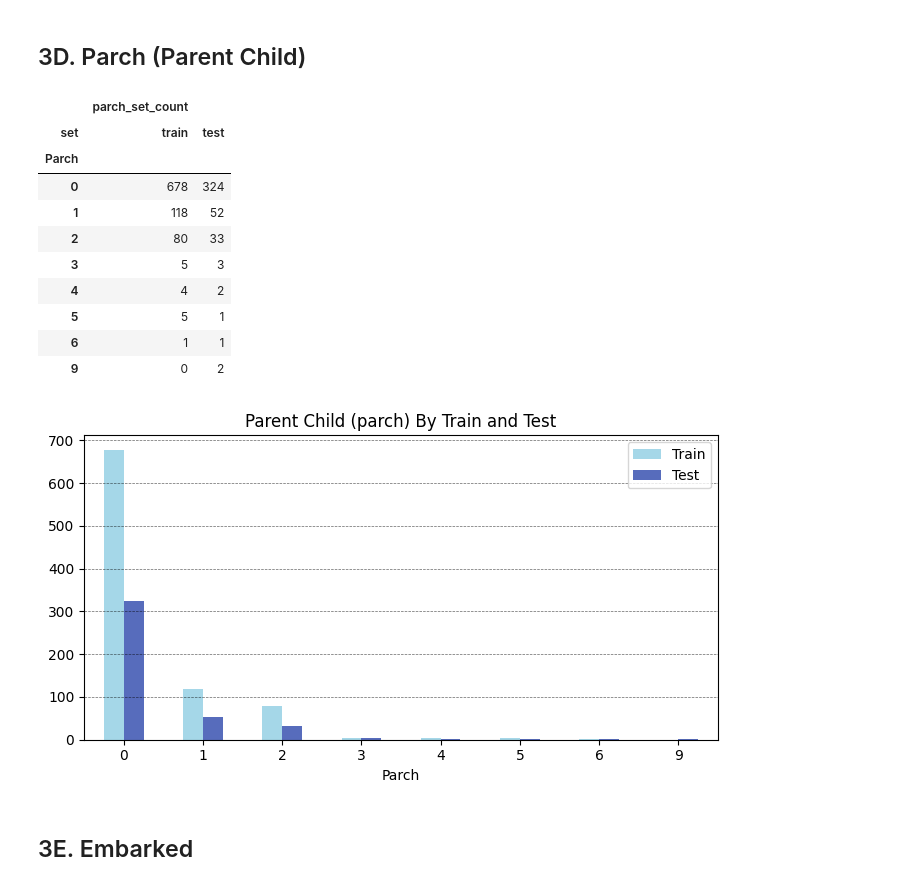
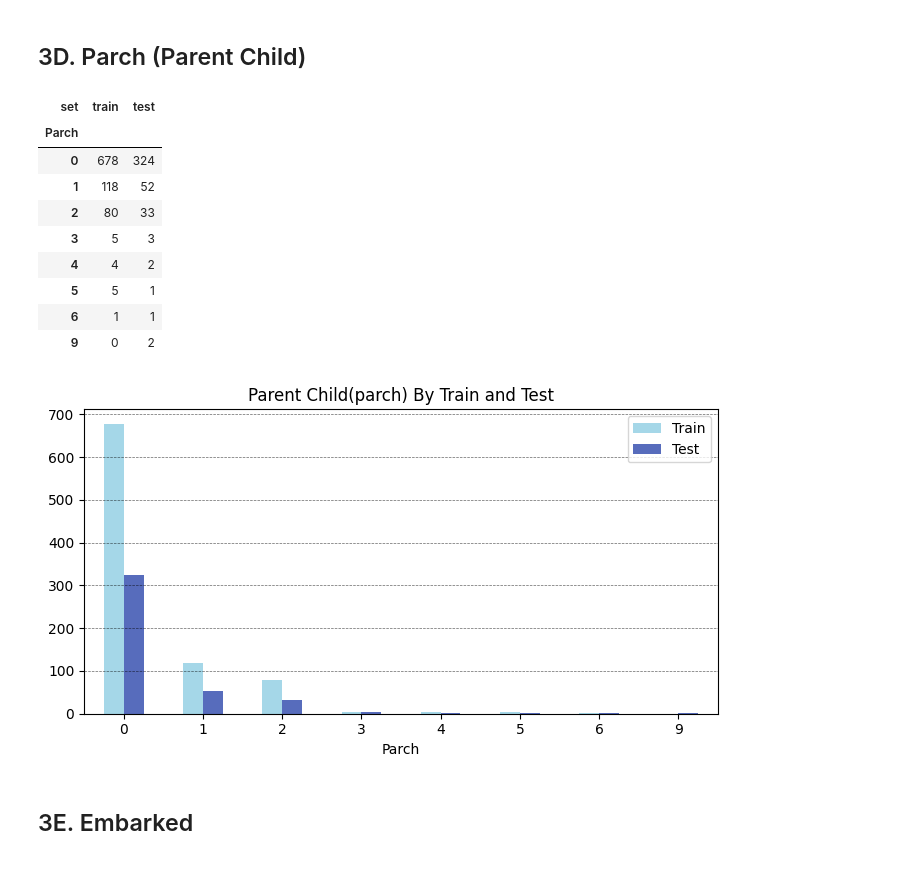
Before and after one commit to powernusa/titanic-eda, a Jupyter notebook: titanic_eda.ipynb, the cells around one changed output. Drawn from its saved outputs; the diff is of its cells as text; code cells hidden in the pictures.

Commit message:
refactor: 3D. Parch using crosstab

```diff
--- a/titanic_eda.ipynb
+++ b/titanic_eda.ipynb
@@ -157,50 +157,31 @@ df_crosstab
 [figure]
 # %% [markdown]
 ## 3D. Parch (Parent Child)
-# %%
-df_parch_set = all_df[["Parch","set"]]
-#display(df_parch_set.sample(5))
-#print("======================================== \n")
-
-df_groupby = (
-    df_parch_set.groupby(["Parch","set"])
-        .agg(parch_set_count=("Parch","count"))
-        .reset_index()
-)
-#display(df_groupby)
-#print("======================================== \n")
-
-df_pivot = (
-    df_groupby.pivot(
-        index="Parch",
-        columns=["set"],
-        values=["parch_set_count"]
-    )
-    .fillna(0)
-    .astype("int")
-)
-df_pivot = df_pivot.reindex(
-    columns=[("parch_set_count","train"),
-             ("parch_set_count","test")]
-)
-display(df_pivot)
-title = "Parent Child (parch) By Train and Test"
-labels = ["Train","Test"]
-plt,_,_ = plot_pivot_bar(df_pivot,title=title,legendLabels=labels)
-plt.show()
-# %% [output]
-|  | parch_set_count |  |
-| set | train | test |
-| Parch |  |  |
-| 0 | 678 | 324 |
-| 1 | 118 | 52 |
-| 2 | 80 | 33 |
-| 3 | 5 | 3 |
-| 4 | 4 | 2 |
-| 5 | 5 | 1 |
-| 6 | 1 | 1 |
-| 9 | 0 | 2 |
-[figure, removed]
+# %%
+df_crosstab = pd.crosstab(index=all_df["Parch"],columns=all_df["set"])
+
+# reindex or reorder columns
+df_crosstab = df_crosstab.reindex(columns=["train","test"])
+
+display(df_crosstab)
+
+title = "Parent Child(parch) By Train and Test"
+labels = ["Train","Test"]
+plt,_,_ = plot_pivot_bar(df_crosstab,
+                         title=title,legendLabels=labels)
+plt.show()
+# %% [output]
+| set | train | test |
+| Parch |  |  |
+| 0 | 678 | 324 |
+| 1 | 118 | 52 |
+| 2 | 80 | 33 |
+| 3 | 5 | 3 |
+| 4 | 4 | 2 |
+| 5 | 5 | 1 |
+| 6 | 1 | 1 |
+| 9 | 0 | 2 |
+[figure, added]
 # %% [markdown]
 ## 3E. Embarked
 # %%
```
Also changed, not shown: parts of 1 cell of this notebook.
